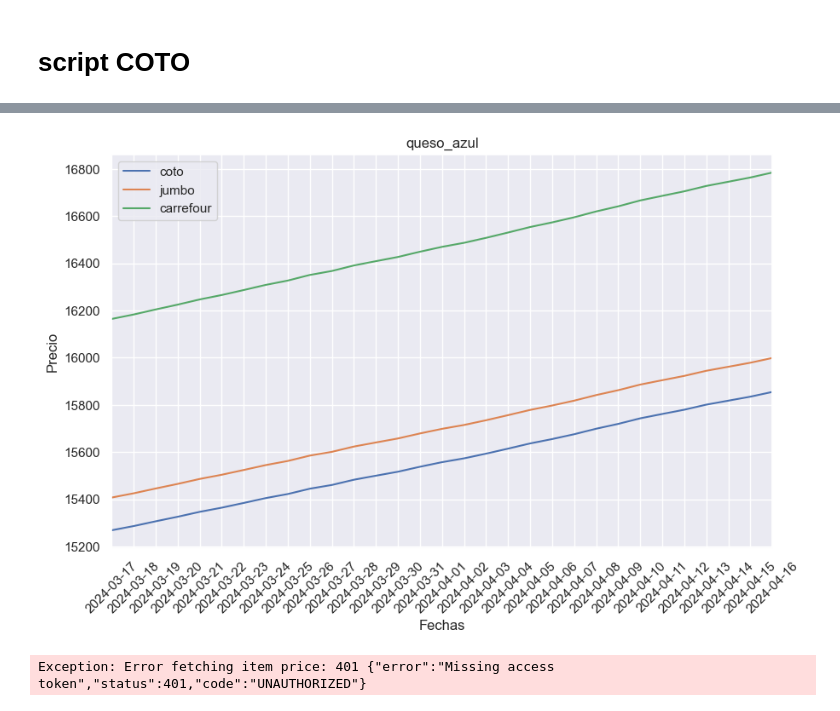
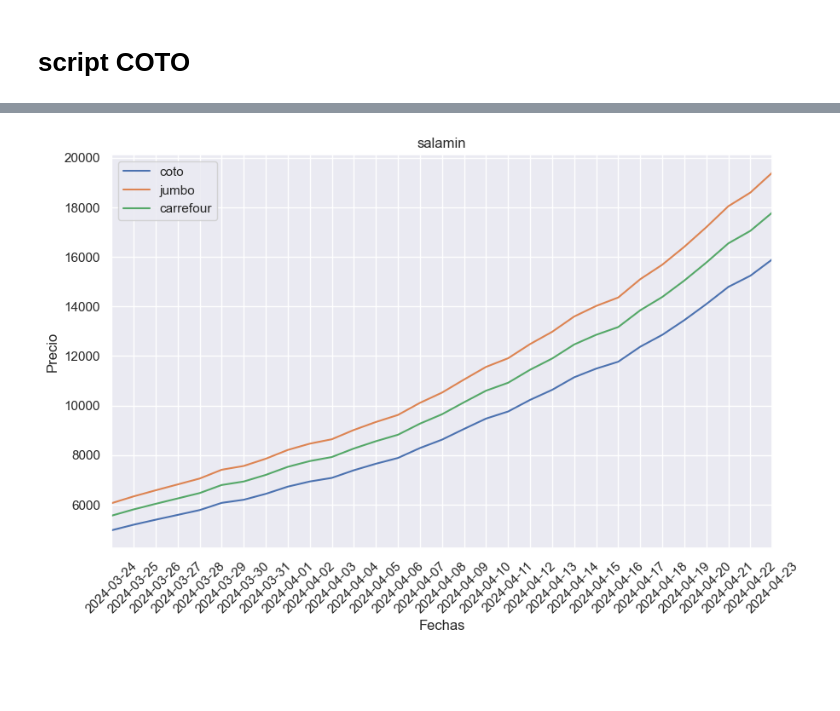
Before and after one commit to polybius12/web_scraping, a Jupyter notebook: scraping_raw.ipynb, the cells around one changed output, grey strips where cells are left out. Cells and saved outputs as stored; diff of their text form; code cells hidden in the pictures; blank space fills up the shorter version.

Commit message:
added dict from excel, plot function and extraction

```diff
--- a/scraping_raw.ipynb
+++ b/scraping_raw.ipynb
@@ -129,0 +268,16 @@ Price: 16785
+# %%
+articulos = {}
+for _, row in df_raw.iterrows():
+    for col in df_raw.columns[1:]:
+        if pd.notna(row[col]):
+            if col.lower() not in articulos:
+                articulos[col.lower()] = {}
+            articulos[col.lower()][row['Unnamed: 0'].replace(' ', '_')] = row[col]
+# %%
+articulos['carrefour']['aceitunas'] = 'https://www.carrefour.com.ar/aceitunas-verdes-nucete-premium-360-g/p'
+articulos['jumbo']['aceitunas'] = 'https://www.jumbo.com.ar/aceitunas-nucete-verde-descarozadas-80-gr/p'
+# %%
+df_list = []
+for j in articulos['coto'].keys():
+    df = create_df(articulos, j)
+    df_list.append((j,df))
@@ -130,43 +302,9 @@ Price: 16785
 # %%
-new_df_cerveza = mock_data_random_decrease(df_cerveza,
-                                           days_back=30,
-                                           percentage_decrease_min=0.1,
-                                           percentage_decrease_max=0.15)
+new_df = mock_data_random_decrease(df_list[0][1],
+                                   days_back=30,
+                                   percentage_decrease_min=2,
+                                   percentage_decrease_max=5)
-# %%
-import seaborn as sns
-import matplotlib.pyplot as plt
-import matplotlib.dates as mdates
-
-sns.set_theme()
-ax = new_df_cerveza.plot(kind='line', figsize=(10, 6))
-
-ax.set_xlabel('Fechas')
-ax.set_ylabel('Precio')
-
-ax.xaxis.set_major_locator(mdates.DayLocator(interval=1))
-ax.xaxis.set_major_formatter(mdates.DateFormatter('%Y-%m-%d'))
-plt.xticks(rotation=45)
-ax.set_title(item)
-plt.show()
-# %% [output]
-[figure, removed]
-# %%
-import requests
-
-def get_meli(item_id, access_token=None):
-    url = f'https://api.mercadolibre.com/items/{item_id}/sale_price'
-    headers = {
-     #   'Authorization': f'Bearer {access_token}'
-    }
-
-    response = requests.get(url, headers=headers)
-
-    if response.status_code == 200:
-        data = response.json()
-        return data.get('amount')
-    else:
-        raise Exception(f"Error fetching item price: {response.status_code} {response.text}")
-
-item_price = get_meli('MLA816019440')
-# %% [output]
-Exception: Error fetching item price: 401 {"error":"Missing access token","status":401,"code":"UNAUTHORIZED"}
+# %%
+plot_timeline(new_df , df_list[0][0])
+# %% [output]
+[figure, added]
```
Also changed, not shown: parts of 7 cells of this notebook.
